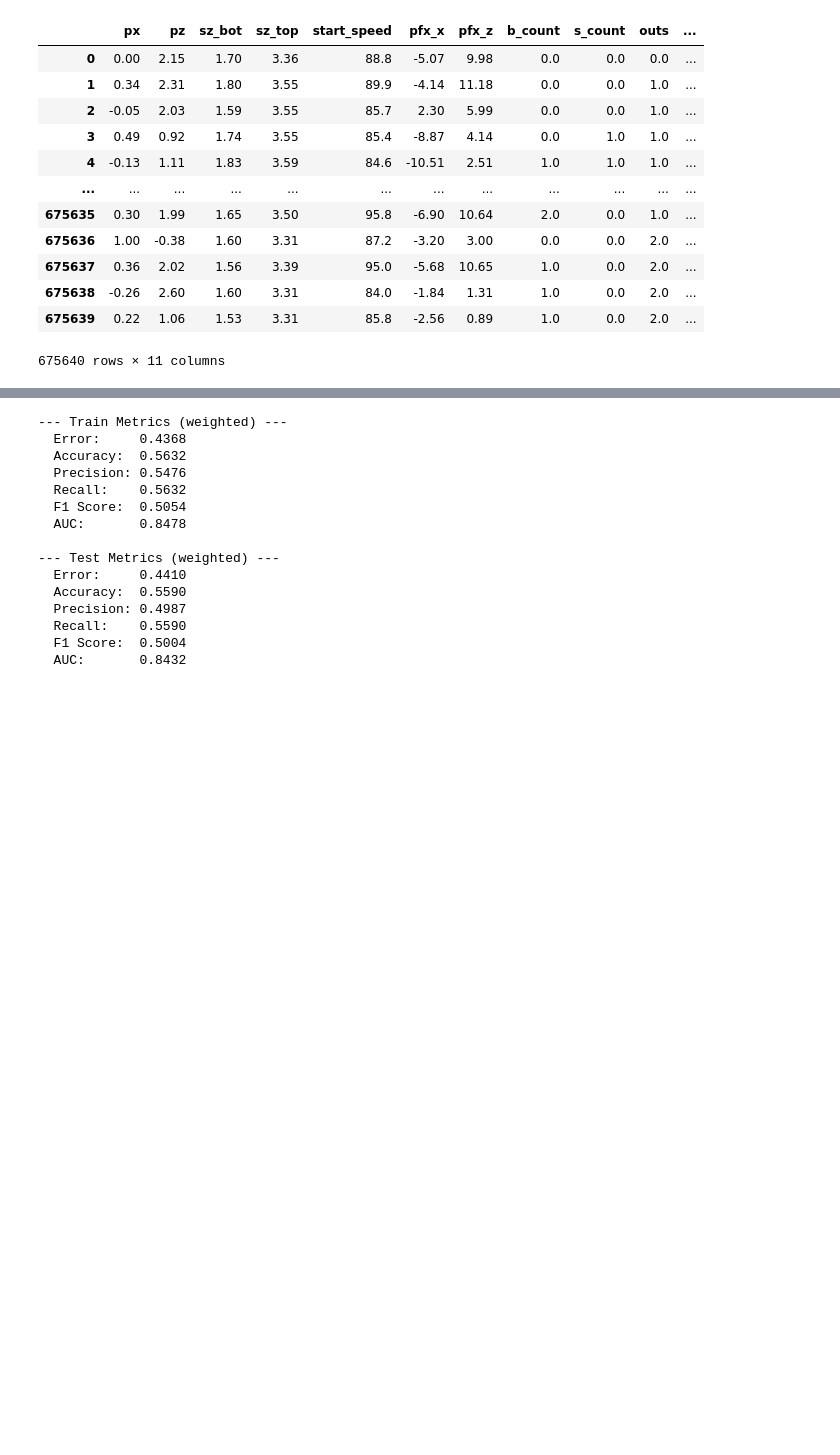
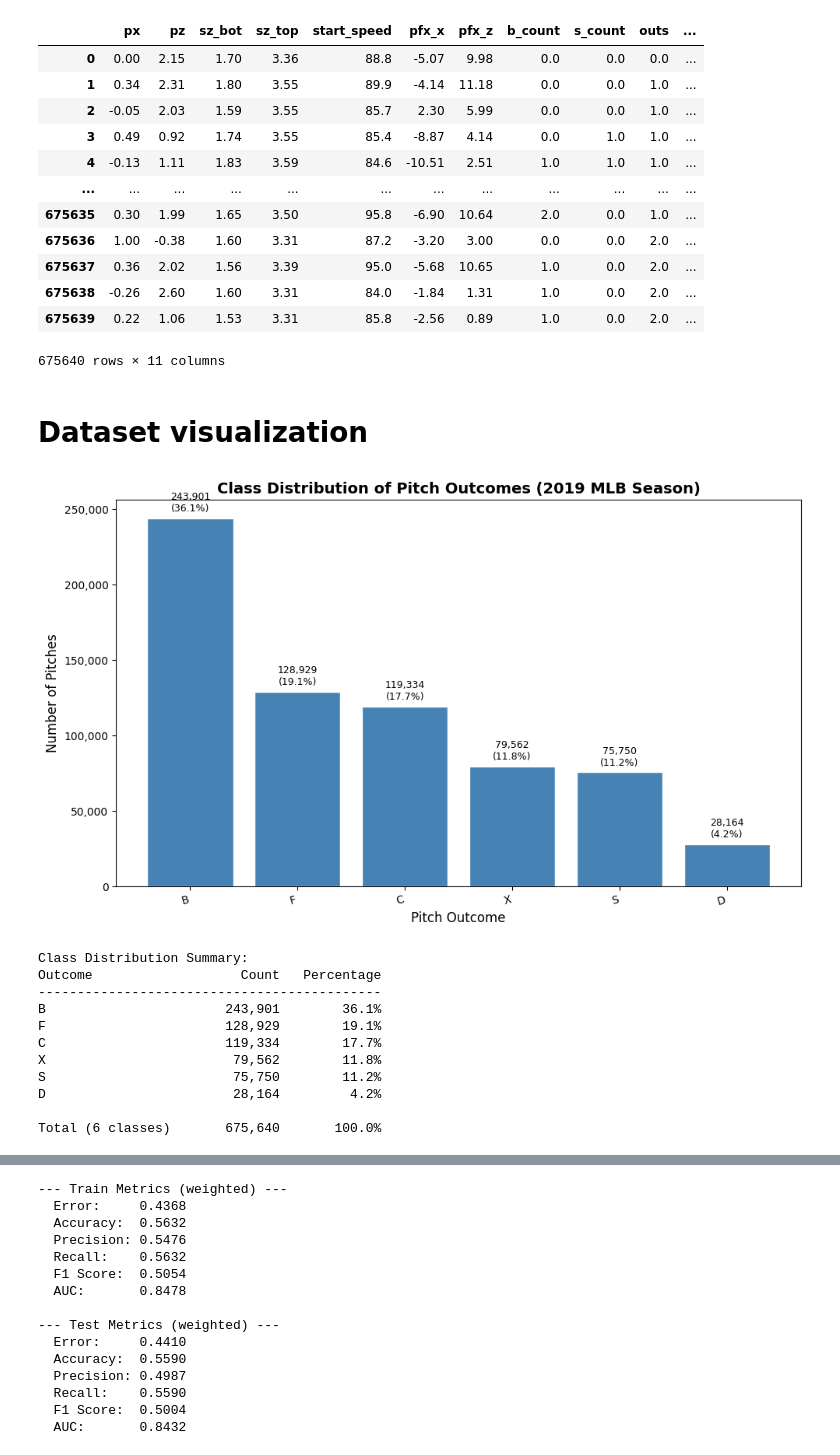
Before and after one commit to BeWelsh/mlb-pitch-outcome-predictor, a Jupyter notebook: main.ipynb, the cells around one changed output, grey strips where cells are left out. Cells and saved outputs as stored; diff of their text form; code cells hidden in the pictures; blank space fills up the shorter version.

Commit message:
add visualizations

```diff
--- a/main.ipynb
+++ b/main.ipynb
@@ -136,3 +139,64 @@ X
 | 675638 | -0.26 | 2.60 | 1.60 | 3.31 | 84.0 | -1.84 | 1.31 | 1.0 | 0.0 | 2.0 | ... |
 | 675639 | 0.22 | 1.06 | 1.53 | 3.31 | 85.8 | -2.56 | 0.89 | 1.0 | 0.0 | 2.0 | ... |
 675640 rows × 11 columns
+# %% [markdown]
+# Dataset visualization
+# %%
+# full outcome labels for readability
+graph_labels = {
+    'B': 'Ball',
+    'S': 'Swinging Strike',
+    'F': 'Foul',
+    'X': 'In Play (Out)',
+    'D': 'In Play (Not Out)',
+    'C': 'Called Strike'
+}
+
+# filter to 6 outcomes and count each
+counts = pitch_df['code'].value_counts()
+counts = counts[counts.index.isin(graph_labels.keys())]
+
+# plot
+fig, ax = plt.subplots(figsize=(10, 6))
+
+bars = ax.bar(counts.index, counts.values, color='steelblue', edgecolor='white')
+
+# add count + percentage labels on top of each bar
+total = counts.sum()
+for bar, count in zip(bars, counts.values):
+    pct = count / total * 100
+    ax.text(
+        bar.get_x() + bar.get_width() / 2,
+        bar.get_height() + 3000,
+        f'{count:,}\n({pct:.1f}%)',
+        ha='center', va='bottom', fontsize=9
+    )
+
+ax.set_title('Class Distribution of Pitch Outcomes (2019 MLB Season)', fontsize=14, fontweight='bold')
+ax.set_xlabel('Pitch Outcome', fontsize=12)
+ax.set_ylabel('Number of Pitches', fontsize=12)
+ax.yaxis.set_major_formatter(plt.FuncFormatter(lambda x, _: f'{int(x):,}'))  # format y axis with commas
+plt.xticks(rotation=15, ha='right')
+plt.tight_layout()
+plt.show()
+
+# print a summary table
+print("\nClass Distribution Summary:")
+print(f"{'Outcome':<20} {'Count':>10} {'Percentage':>12}")
+print("-" * 44)
+for label, count in counts.items():
+    print(f"{label:<20} {count:>10,} {count/total*100:>11.1f}%")
+print(f"\n{'Total (6 classes)':<20} {total:>10,} {'100.0%':>12}")
+# %% [output]
+[figure, added]
+Class Distribution Summary:
+Outcome                   Count   Percentage
+--------------------------------------------
+B                       243,901        36.1%
+F                       128,929        19.1%
+C                       119,334        17.7%
+X                        79,562        11.8%
+S                        75,750        11.2%
+D                        28,164         4.2%
+
+Total (6 classes)       675,640       100.0%
```
Also changed, not shown: parts of 6 cells of this notebook.
